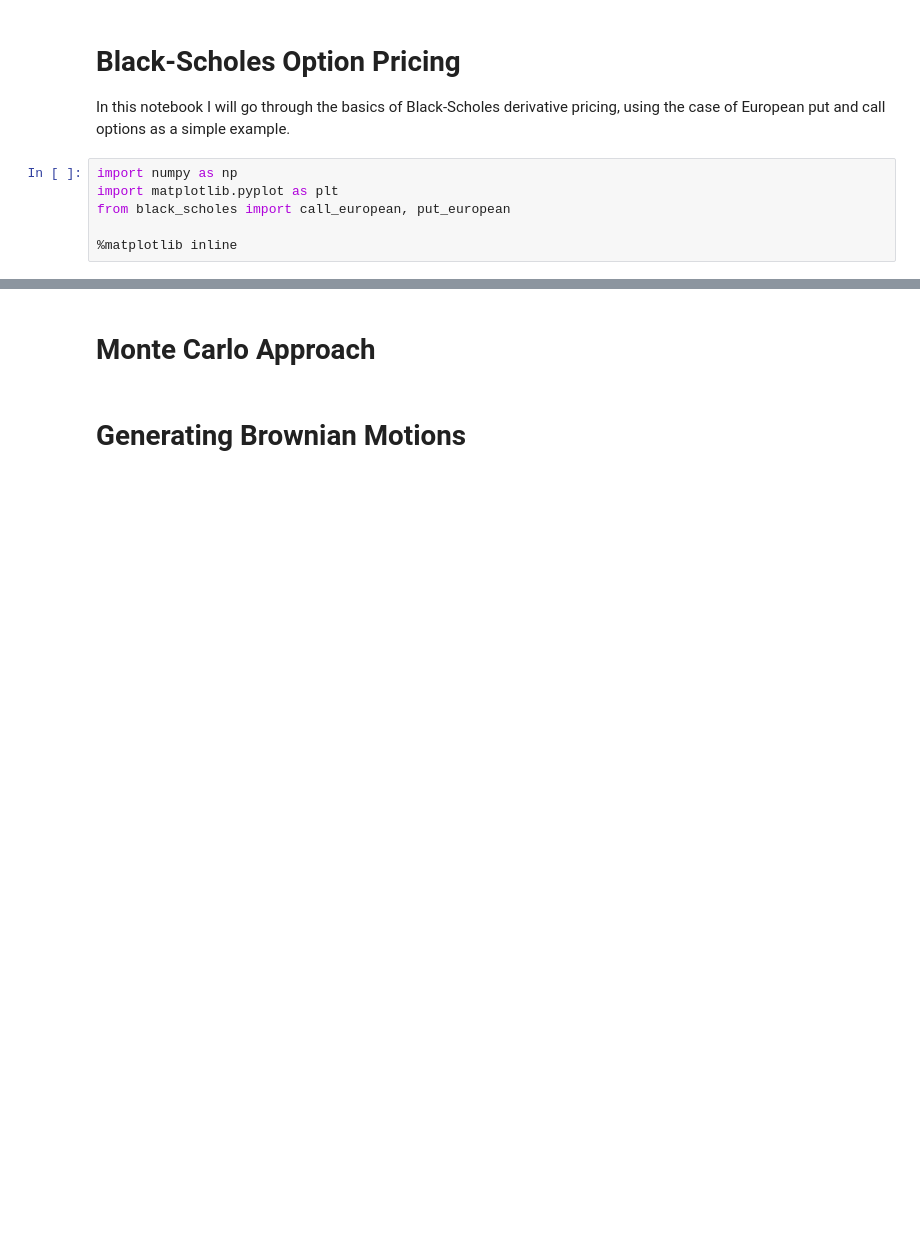
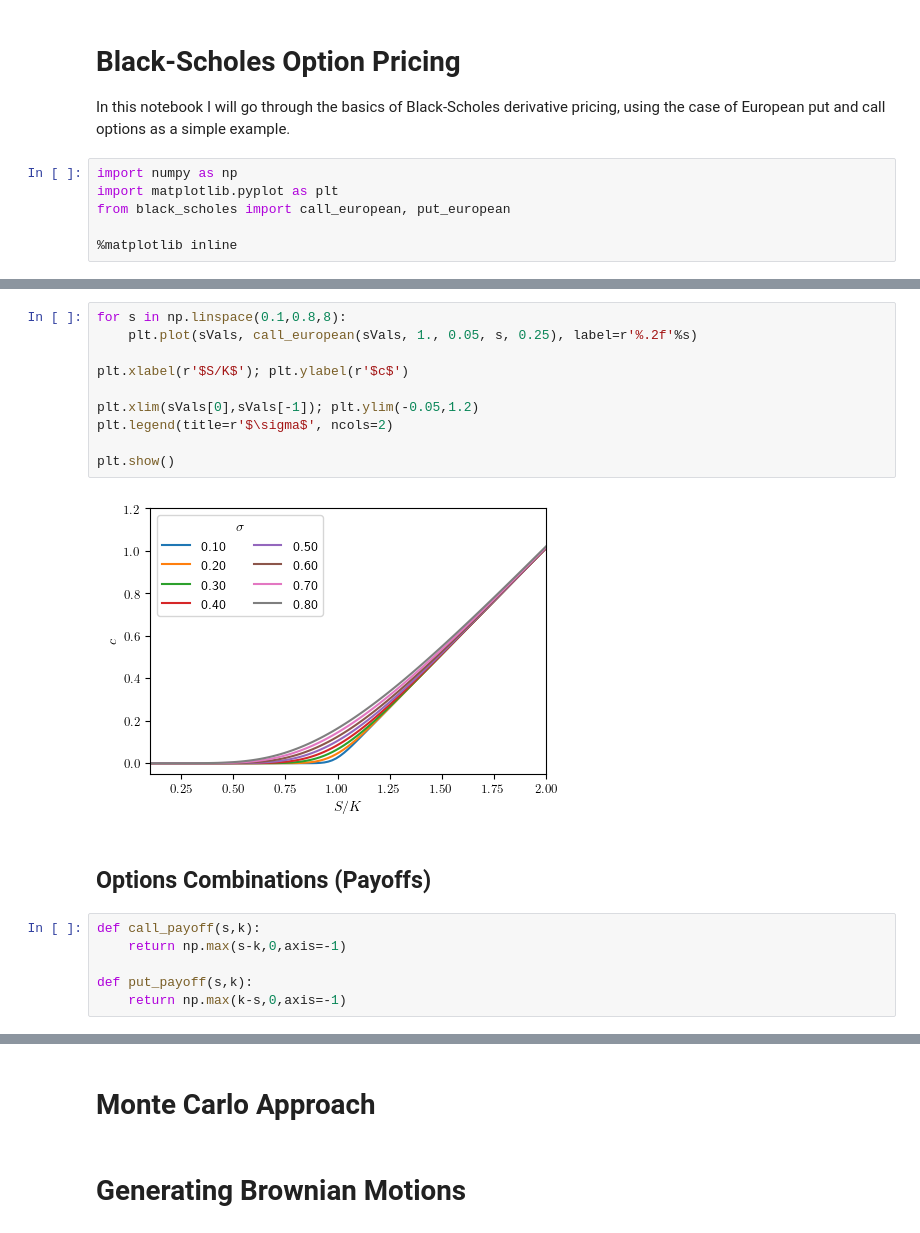
Before and after one commit to jonathanbraden/Finance, a Jupyter notebook: Black_Scholes.ipynb, the cells around one changed output, grey strips where cells are left out. Drawn from its saved outputs; the diff is of its cells as text; blank space fills up the shorter version.

```diff
--- a/Black_Scholes.ipynb
+++ b/Black_Scholes.ipynb
@@ -37,0 +75,20 @@ It is straightforward to see that
+# %%
+for s in np.linspace(0.1,0.8,8):
+    plt.plot(sVals, call_european(sVals, 1., 0.05, s, 0.25), label=r'%.2f'%s)
+
+plt.xlabel(r'$S/K$'); plt.ylabel(r'$c$')
+
+plt.xlim(sVals[0],sVals[-1]); plt.ylim(-0.05,1.2)
+plt.legend(title=r'$\sigma$', ncols=2)
+
+plt.show()
+# %% [output]
+[figure, added]
+# %% [markdown]
+## Options Combinations (Payoffs)
+# %%
+def call_payoff(s,k):
+    return np.max(s-k,0,axis=-1)
+
+def put_payoff(s,k):
+    return np.max(k-s,0,axis=-1)
```
Also changed, not shown: parts of 7 cells of this notebook.
